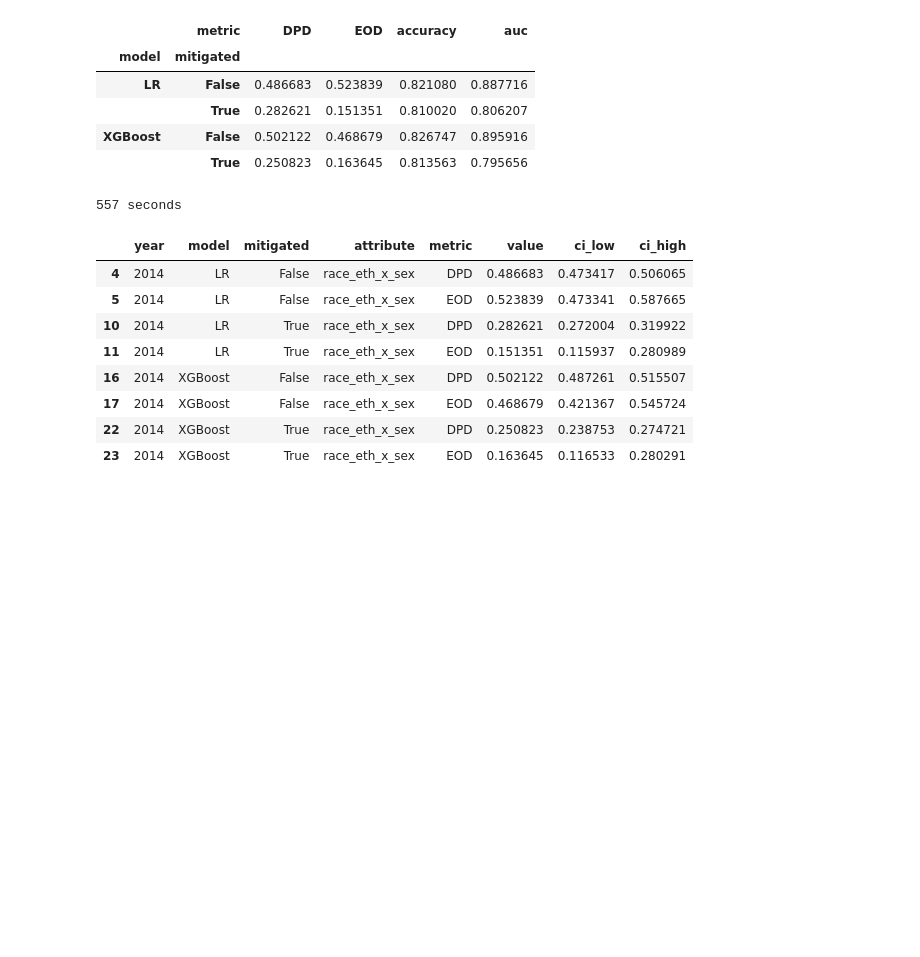
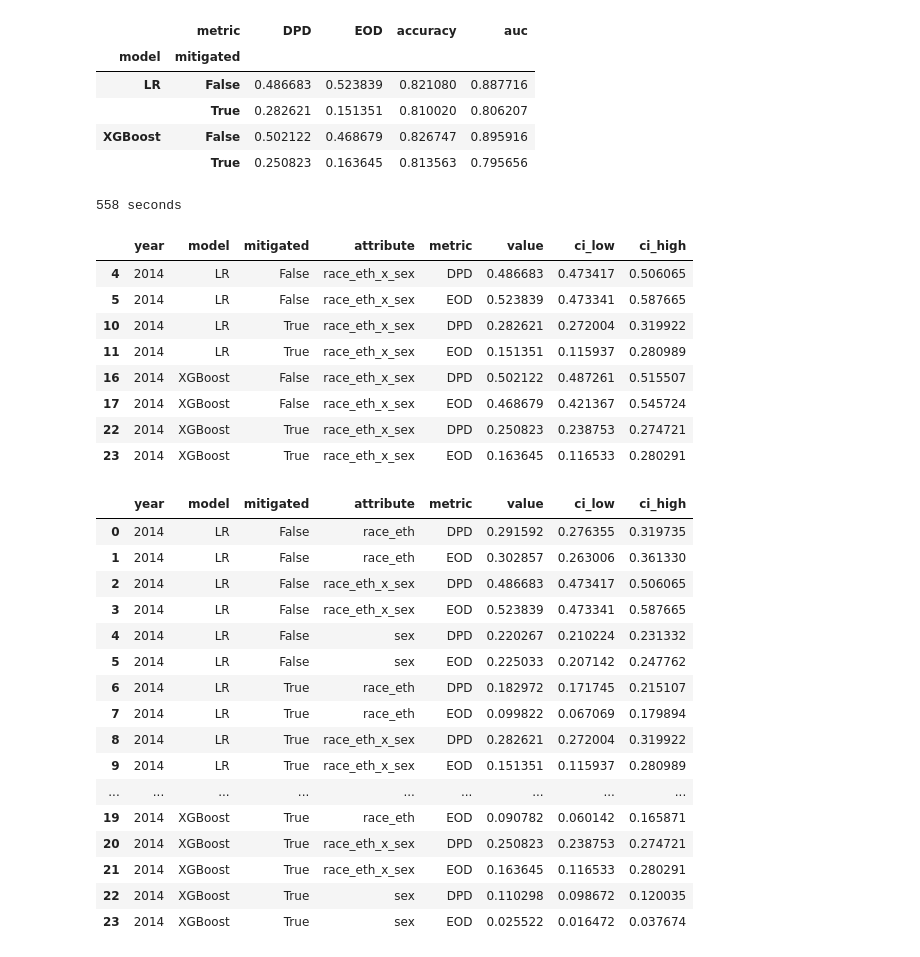
Before and after one commit to Hnhy1806/fairness-over-time, a Jupyter notebook: notebooks/01_baseline.ipynb, the cells around one changed output. Drawn from its saved outputs; the diff is of its cells as text; code cells hidden in the pictures; blank space fills up the shorter version.

```diff
--- a/notebooks/01_baseline.ipynb
+++ b/notebooks/01_baseline.ipynb
@@ -565,16 +744,13 @@ display(headline.pivot_table(index=["model", "mitigated"], columns="metric", val
 | XGBoost | False | 0.502122 | 0.468679 | 0.826747 | 0.895916 |
 |  | True | 0.250823 | 0.163645 | 0.813563 | 0.795656 |
 # %%
-from src.fairness import bootstrap_all
-
 t = time.time()
 ci_2014 = bootstrap_all(models, X_test, y_test, meta_test, year=2014, model_info=MODEL_INFO)
 print(f"{time.time() - t:.0f} seconds")
 
-ci_2014.to_csv(ARTIFACTS_DIR / "results" / "ci_over_time.csv", index=False)
 display(ci_2014[ci_2014["attribute"] == "race_eth_x_sex"])
 # %% [output]
-557 seconds
+558 seconds
 |  | year | model | mitigated | attribute | metric | value | ci_low | ci_high |
 | 4 | 2014 | LR | False | race_eth_x_sex | DPD | 0.486683 | 0.473417 | 0.506065 |
 | 5 | 2014 | LR | False | race_eth_x_sex | EOD | 0.523839 | 0.473341 | 0.587665 |
@@ -584,3 +760,23 @@ display(ci_2014[ci_2014["attribute"] == "race_eth_x_sex"])
 | 17 | 2014 | XGBoost | False | race_eth_x_sex | EOD | 0.468679 | 0.421367 | 0.545724 |
 | 22 | 2014 | XGBoost | True | race_eth_x_sex | DPD | 0.250823 | 0.238753 | 0.274721 |
 | 23 | 2014 | XGBoost | True | race_eth_x_sex | EOD | 0.163645 | 0.116533 | 0.280291 |
+# %%
+save_results(ci_2014, ARTIFACTS_DIR / "results" / "ci_over_time.csv")
+# %% [output]
+|  | year | model | mitigated | attribute | metric | value | ci_low | ci_high |
+| 0 | 2014 | LR | False | race_eth | DPD | 0.291592 | 0.276355 | 0.319735 |
+| 1 | 2014 | LR | False | race_eth | EOD | 0.302857 | 0.263006 | 0.361330 |
+| 2 | 2014 | LR | False | race_eth_x_sex | DPD | 0.486683 | 0.473417 | 0.506065 |
+| 3 | 2014 | LR | False | race_eth_x_sex | EOD | 0.523839 | 0.473341 | 0.587665 |
+| 4 | 2014 | LR | False | sex | DPD | 0.220267 | 0.210224 | 0.231332 |
+| 5 | 2014 | LR | False | sex | EOD | 0.225033 | 0.207142 | 0.247762 |
+| 6 | 2014 | LR | True | race_eth | DPD | 0.182972 | 0.171745 | 0.215107 |
+| 7 | 2014 | LR | True | race_eth | EOD | 0.099822 | 0.067069 | 0.179894 |
+| 8 | 2014 | LR | True | race_eth_x_sex | DPD | 0.282621 | 0.272004 | 0.319922 |
+| 9 | 2014 | LR | True | race_eth_x_sex | EOD | 0.151351 | 0.115937 | 0.280989 |
+| ... | ... | ... | ... | ... | ... | ... | ... | ... |
+| 19 | 2014 | XGBoost | True | race_eth | EOD | 0.090782 | 0.060142 | 0.165871 |
+| 20 | 2014 | XGBoost | True | race_eth_x_sex | DPD | 0.250823 | 0.238753 | 0.274721 |
+| 21 | 2014 | XGBoost | True | race_eth_x_sex | EOD | 0.163645 | 0.116533 | 0.280291 |
+| 22 | 2014 | XGBoost | True | sex | DPD | 0.110298 | 0.098672 | 0.120035 |
+| 23 | 2014 | XGBoost | True | sex | EOD | 0.025522 | 0.016472 | 0.037674 |
```
Also changed, not shown: parts of 48 cells of this notebook, 6 other files.
